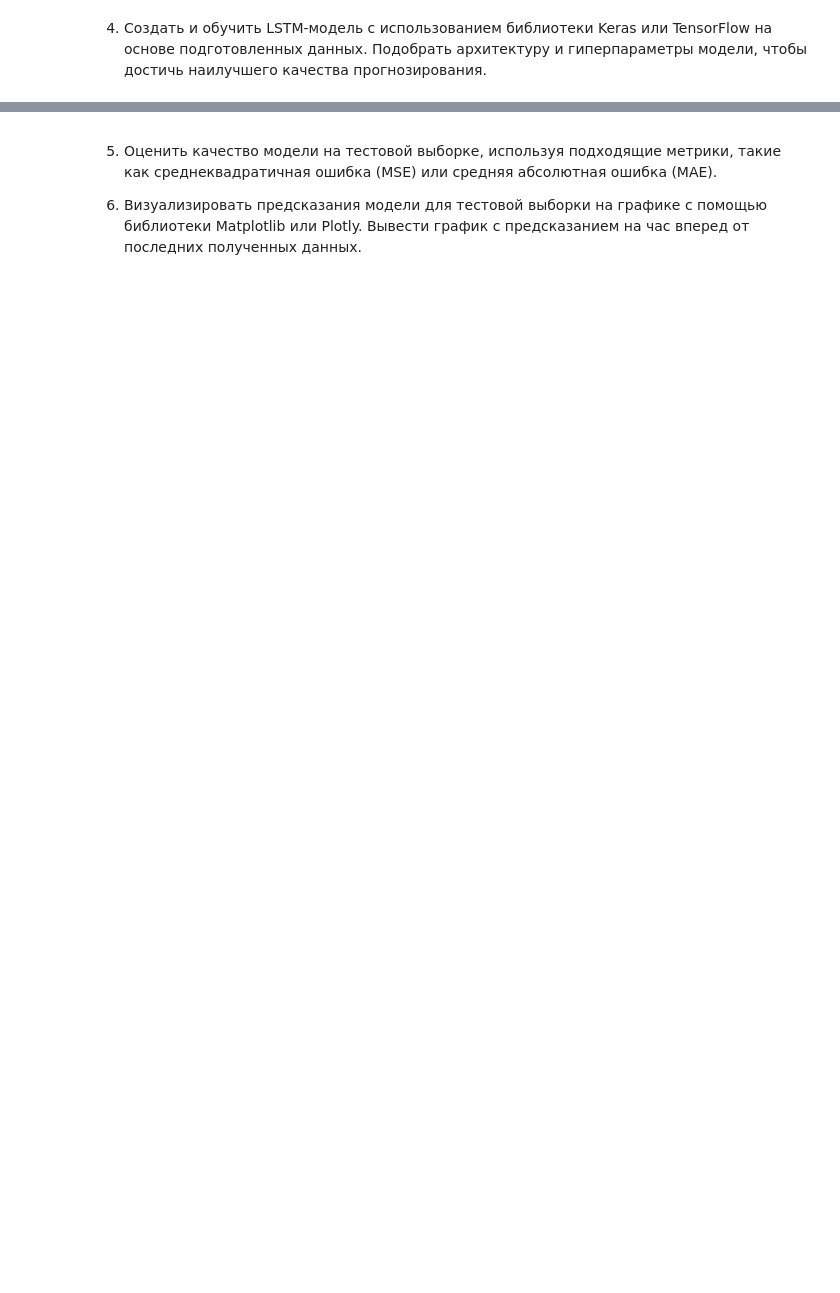
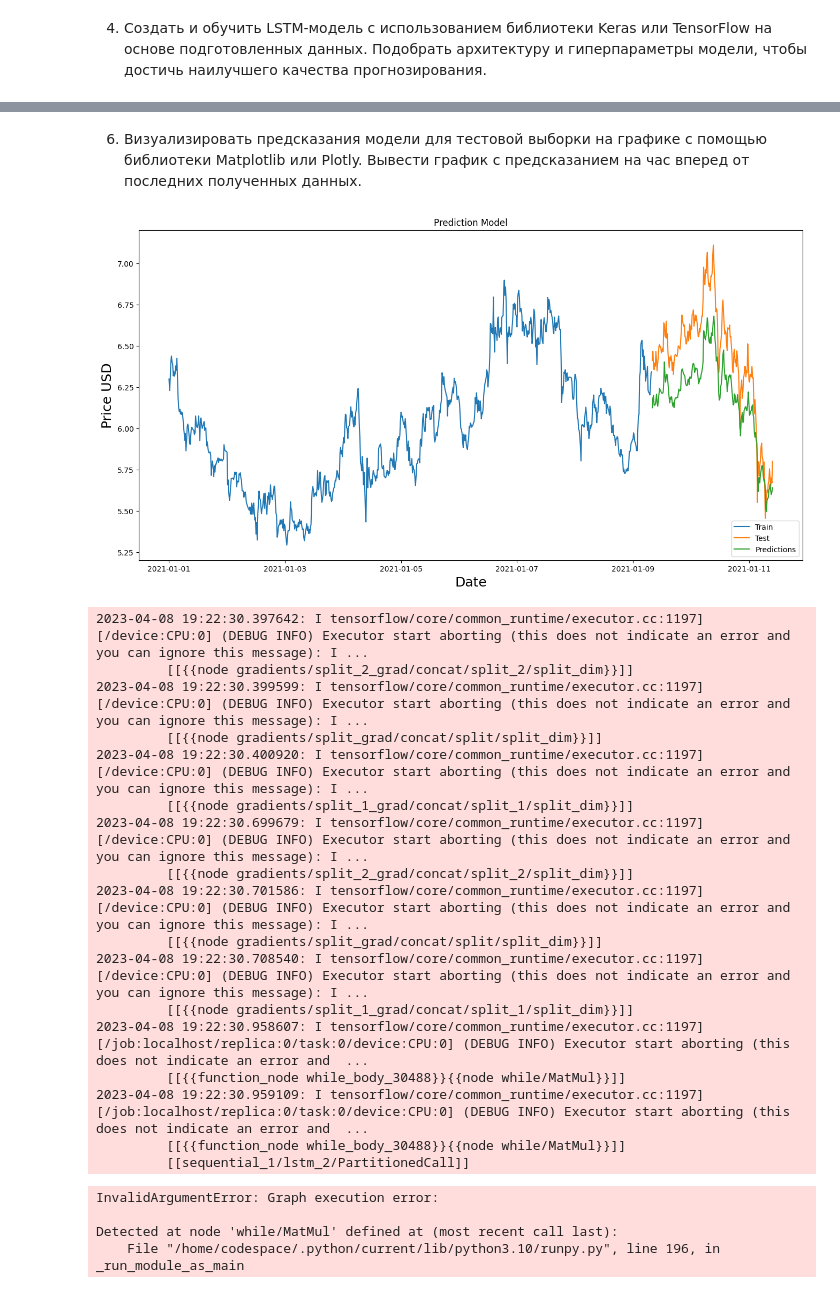
Before and after one commit to bkamuz/crypto-predictor, a Jupyter notebook: crypto-predictor.ipynb, the cells around one changed output, grey strips where cells are left out. Cells and saved outputs as stored; diff of their text form; code cells hidden in the pictures; blank space fills up the shorter version.

```diff
--- a/crypto-predictor.ipynb
+++ b/crypto-predictor.ipynb
@@ -100,0 +219,5 @@ test_data = ohlcv_df_norm[int(0.8*len(ohlcv_df_norm)):]
+# %%
+# Получаем предсказания модели
+predictions = model.predict(test_X)
+predictions = unnorm(predictions, ohlcv_df)  # predictions * (ohlcv_df['close'].max() - ohlcv_df['close'].min()) + ohlcv_df['close'].min()
+predictions  = predictions.flatten()
@@ -100,0 +238,11 @@ test_data = ohlcv_df_norm[int(0.8*len(ohlcv_df_norm)):]
+# %%
+import matplotlib.pyplot as plt
+
+# Вычисляем метрики качества модели
+rmse = np.sqrt(np.mean(predictions-y_test)**2)
+mae = np.mean(np.abs(predictions-y_test))
+
+# Визуализация предсказаний на графике
+train = ohlcv_df[:int(0.8*len(ohlcv_df))]
+test = ohlcv_df[int(0.8*len(ohlcv_df)):]
+test['predictions'] = predictions
@@ -101,4 +255,50 @@ test_data = ohlcv_df_norm[int(0.8*len(ohlcv_df_norm)):]
 # %% [markdown]
-5. Оценить качество модели на тестовой выборке, используя подходящие метрики, такие как среднеквадратичная ошибка (MSE) или средняя абсолютная ошибка (MAE).
-
 6. Визуализировать предсказания модели для тестовой выборки на графике с помощью библиотеки Matplotlib или Plotly. Вывести график с предсказанием на час вперед от последних полученных данных.
+# %%
+
+plt.figure(figsize=(16,8))
+plt.title('Prediction Model')
+plt.xlabel('Date', fontsize=18)
+plt.ylabel('Price USD', fontsize=18)
+plt.plot(train['close'])
+plt.plot(test[['close', 'predictions']])
+plt.legend(['Train', 'Test', 'Predictions'], loc='lower right')
+plt.show()
+
+# from sklearn.preprocessing import MinMaxScaler
+# scaler = MinMaxScaler()
+
+# Предсказываем на час вперед
+last_60_mins = ohlcv_df[-4:].values
+last_60_mins_scaled = norm(last_60_mins)
+# last_60_days_scaled = scaler.transform(last_60_days)
+X_test = []
+X_test.append(last_60_mins_scaled)
+X_test = np.array(X_test)
+#X_test = np.reshape(X_test, (X_test.shape[0], X_test.shape[1], 1))
+pred_price = model.predict(X_test)
+# pred_price = scaler.inverse_transform(pred_price)
+# print(pred_price)
+# %% [output]
+[figure, added]
+2023-04-08 19:22:30.397642: I tensorflow/core/common_runtime/executor.cc:1197] [/device:CPU:0] (DEBUG INFO) Executor start aborting (this does not indicate an error and you can ignore this message): I ...
+         [[{{node gradients/split_2_grad/concat/split_2/split_dim}}]]
+2023-04-08 19:22:30.399599: I tensorflow/core/common_runtime/executor.cc:1197] [/device:CPU:0] (DEBUG INFO) Executor start aborting (this does not indicate an error and you can ignore this message): I ...
+         [[{{node gradients/split_grad/concat/split/split_dim}}]]
+2023-04-08 19:22:30.400920: I tensorflow/core/common_runtime/executor.cc:1197] [/device:CPU:0] (DEBUG INFO) Executor start aborting (this does not indicate an error and you can ignore this message): I ...
+         [[{{node gradients/split_1_grad/concat/split_1/split_dim}}]]
+2023-04-08 19:22:30.699679: I tensorflow/core/common_runtime/executor.cc:1197] [/device:CPU:0] (DEBUG INFO) Executor start aborting (this does not indicate an error and you can ignore this message): I ...
+         [[{{node gradients/split_2_grad/concat/split_2/split_dim}}]]
+2023-04-08 19:22:30.701586: I tensorflow/core/common_runtime/executor.cc:1197] [/device:CPU:0] (DEBUG INFO) Executor start aborting (this does not indicate an error and you can ignore this message): I ...
+         [[{{node gradients/split_grad/concat/split/split_dim}}]]
+2023-04-08 19:22:30.708540: I tensorflow/core/common_runtime/executor.cc:1197] [/device:CPU:0] (DEBUG INFO) Executor start aborting (this does not indicate an error and you can ignore this message): I ...
+         [[{{node gradients/split_1_grad/concat/split_1/split_dim}}]]
+2023-04-08 19:22:30.958607: I tensorflow/core/common_runtime/executor.cc:1197] [/job:localhost/replica:0/task:0/device:CPU:0] (DEBUG INFO) Executor start aborting (this does not indicate an error and  ...
+         [[{{function_node while_body_30488}}{{node while/MatMul}}]]
+2023-04-08 19:22:30.959109: I tensorflow/core/common_runtime/executor.cc:1197] [/job:localhost/replica:0/task:0/device:CPU:0] (DEBUG INFO) Executor start aborting (this does not indicate an error and  ...
+         [[{{function_node while_body_30488}}{{node while/MatMul}}]]
+         [[sequential_1/lstm_2/PartitionedCall]]
+InvalidArgumentError: Graph execution error:
+
+Detected at node 'while/MatMul' defined at (most recent call last):
+    File "/home/codespace/.python/current/lib/python3.10/runpy.py", line 196, in _run_module_as_main
```
Also changed, not shown: parts of 13 cells of this notebook, 6 other files.
